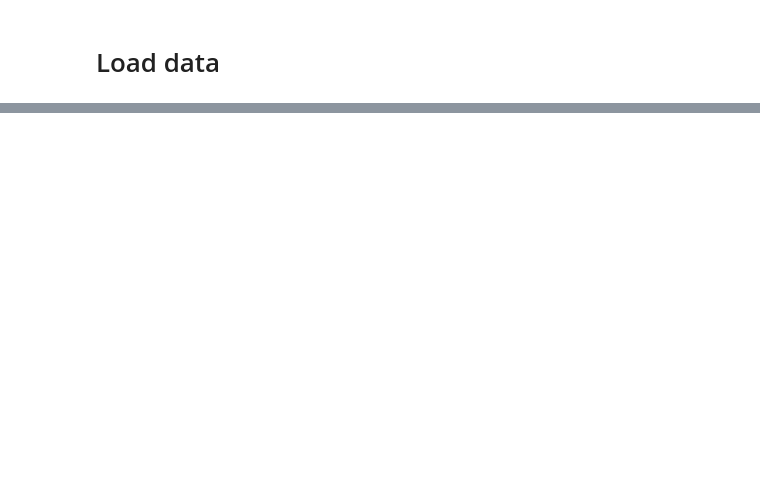
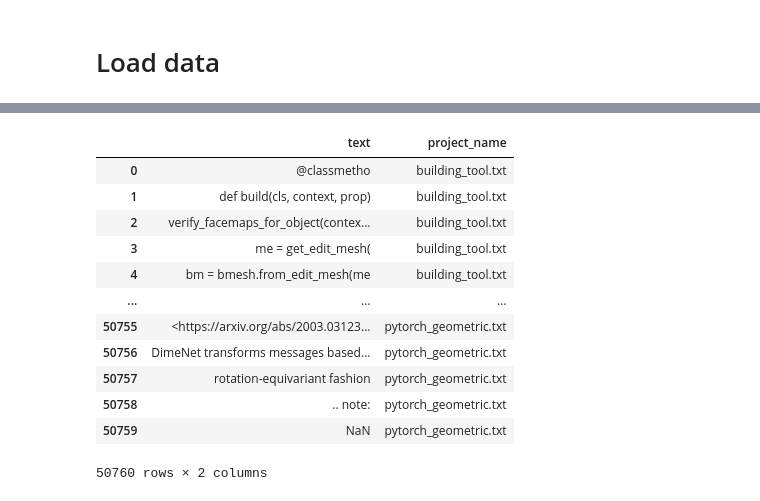
Before and after one commit to mateela/IML-Hackathon-2020, a Jupyter notebook: Guy notebook.ipynb, the cells around one changed output, grey strips where cells are left out. Drawn from its saved outputs; the diff is of its cells as text; code cells hidden in the pictures; blank space fills up the shorter version.

```diff
--- a/Guy notebook.ipynb
+++ b/Guy notebook.ipynb
@@ -5,3 +7,27 @@ import os
 # Load data
 # %%
 df = pd.DataFrame(columns=["text", "project_name"])
+# %%
+def load_data(directory):
+#     directory = "github_data/train_set/"
+
+    dfs = []
+    for filename in os.listdir(directory):
+        if filename.endswith(".txt"):
+            f = open(directory + filename, "r", encoding='utf-8')
+            Lines = f.readlines()
+            f.close()
+            temp = pd.DataFrame()
+            temp["text"] = Lines
+            temp["project_name"] = filename
+            temp = temp.drop(temp[temp["text"] == "\n"].index).reset_index(drop=True)
+            dfs.append(temp)
+
+    data = pd.DataFrame(columns=["text", "project_name"])
+
+    for p in dfs:
+        data = pd.concat([data, p], axis=0)
+    data = data.reset_index(inplace=False)[["text", "project_name"]]
+    data['text'] = data[data.text.str.endswith("\n")]['text'].str[:-2]
+
+    return data
@@ -7,0 +58,18 @@ df = pd.DataFrame(columns=["text", "project_name"])
+# %%
+validation_set = load_data("github_data/validation_set/")
+
+validation_set
+# %% [output]
+|  | text | project_name |
+| 0 | @classmetho | building_tool.txt |
+| 1 | def build(cls, context, prop) | building_tool.txt |
+| 2 | verify_facemaps_for_object(contex... | building_tool.txt |
+| 3 | me = get_edit_mesh( | building_tool.txt |
+| 4 | bm = bmesh.from_edit_mesh(me | building_tool.txt |
+| ... | ... | ... |
+| 50755 | <https://arxiv.org/abs/2003.03123... | pytorch_geometric.txt |
+| 50756 | DimeNet transforms messages based... | pytorch_geometric.txt |
+| 50757 | rotation-equivariant fashion | pytorch_geometric.txt |
+| 50758 | .. note: | pytorch_geometric.txt |
+| 50759 | NaN | pytorch_geometric.txt |
+50760 rows × 2 columns
```
Also changed, not shown: parts of 48 cells of this notebook.
